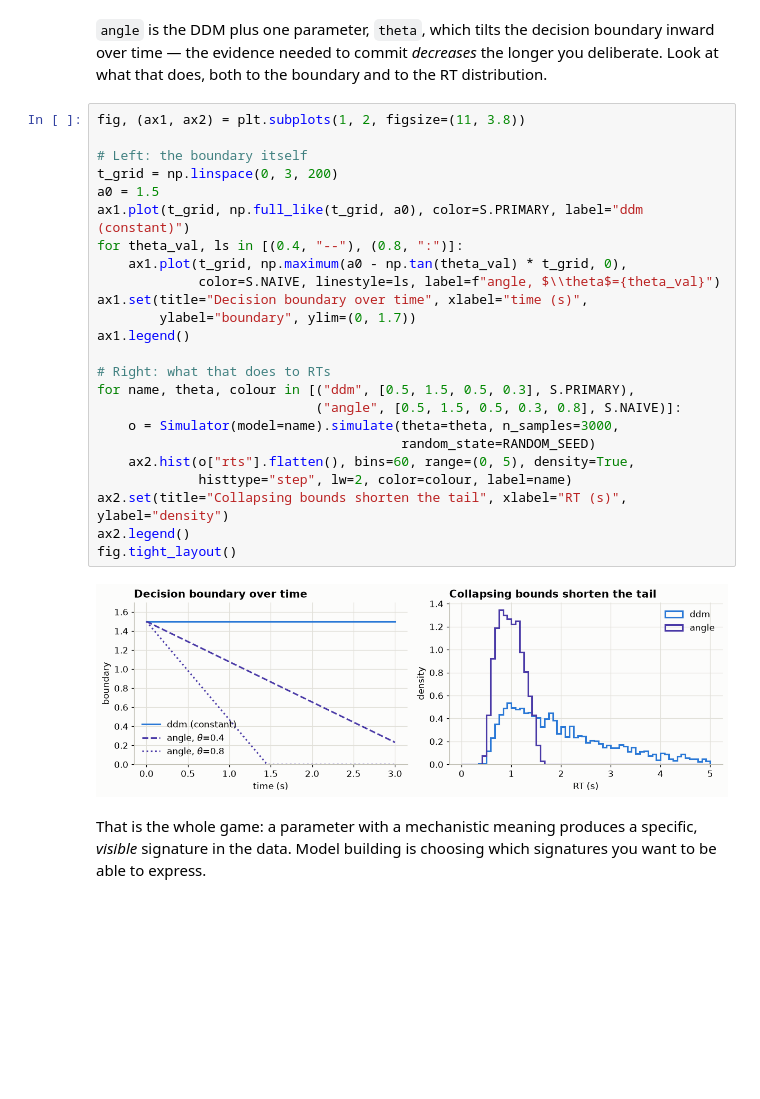
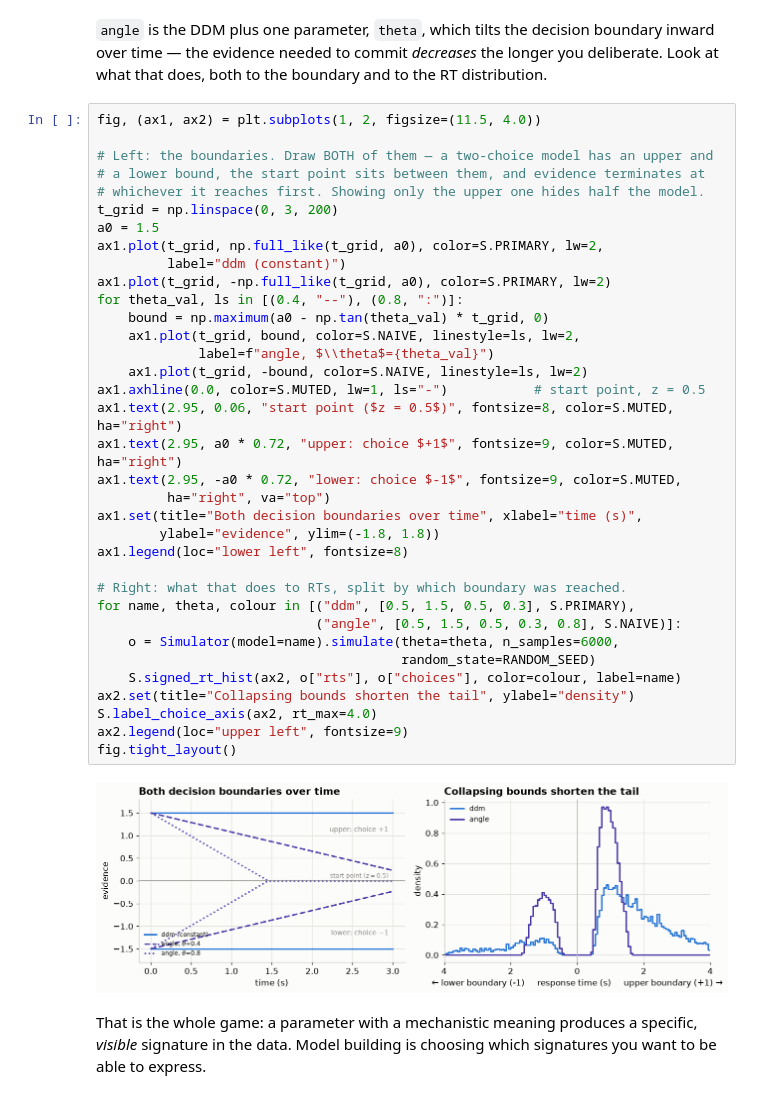
Before and after one commit to VeronikaWendler/sbi4cogsci, a Jupyter notebook: tutorials/day2_bayes_toolkit/simulating-cognitive-models.ipynb, the cells around one changed output. Drawn from its saved outputs; the diff is of its cells as text; blank space fills up the shorter version.

```diff
--- a/tutorials/day2_bayes_toolkit/simulating-cognitive-models.ipynb
+++ b/tutorials/day2_bayes_toolkit/simulating-cognitive-models.ipynb
@@ -307,32 +331,43 @@ lba3     choices=[0, 1, 2] A [0, 1], b [0, 1], v0 [0, 1], v1 [0.1, 1.1], v2 [0.1
 boundary inward over time — the evidence needed to commit *decreases* the
 longer you deliberate. Look at what that does, both to the boundary and to
 the RT distribution.
-# %%
-fig, (ax1, ax2) = plt.subplots(1, 2, figsize=(11, 3.8))
-
-# Left: the boundary itself
-t_grid = np.linspace(0, 3, 200)
-a0 = 1.5
-ax1.plot(t_grid, np.full_like(t_grid, a0), color=S.PRIMARY, label="ddm (constant)")
-for theta_val, ls in [(0.4, "--"), (0.8, ":")]:
-    ax1.plot(t_grid, np.maximum(a0 - np.tan(theta_val) * t_grid, 0),
-             color=S.NAIVE, linestyle=ls, label=f"angle, $\\theta$={theta_val}")
-ax1.set(title="Decision boundary over time", xlabel="time (s)",
-        ylabel="boundary", ylim=(0, 1.7))
-ax1.legend()
-
-# Right: what that does to RTs
-for name, theta, colour in [("ddm", [0.5, 1.5, 0.5, 0.3], S.PRIMARY),
-                            ("angle", [0.5, 1.5, 0.5, 0.3, 0.8], S.NAIVE)]:
-    o = Simulator(model=name).simulate(theta=theta, n_samples=3000,
-                                       random_state=RANDOM_SEED)
-    ax2.hist(o["rts"].flatten(), bins=60, range=(0, 5), density=True,
-             histtype="step", lw=2, color=colour, label=name)
-ax2.set(title="Collapsing bounds shorten the tail", xlabel="RT (s)", ylabel="density")
-ax2.legend()
-fig.tight_layout()
-# %% [output]
-[figure, removed]
+# %%
+fig, (ax1, ax2) = plt.subplots(1, 2, figsize=(11.5, 4.0))
+
+# Left: the boundaries. Draw BOTH of them — a two-choice model has an upper and
+# a lower bound, the start point sits between them, and evidence terminates at
+# whichever it reaches first. Showing only the upper one hides half the model.
+t_grid = np.linspace(0, 3, 200)
+a0 = 1.5
+ax1.plot(t_grid, np.full_like(t_grid, a0), color=S.PRIMARY, lw=2,
+         label="ddm (constant)")
+ax1.plot(t_grid, -np.full_like(t_grid, a0), color=S.PRIMARY, lw=2)
+for theta_val, ls in [(0.4, "--"), (0.8, ":")]:
+    bound = np.maximum(a0 - np.tan(theta_val) * t_grid, 0)
+    ax1.plot(t_grid, bound, color=S.NAIVE, linestyle=ls, lw=2,
+             label=f"angle, $\\theta$={theta_val}")
+    ax1.plot(t_grid, -bound, color=S.NAIVE, linestyle=ls, lw=2)
+ax1.axhline(0.0, color=S.MUTED, lw=1, ls="-")           # start point, z = 0.5
+ax1.text(2.95, 0.06, "start point ($z = 0.5$)", fontsize=8, color=S.MUTED, ha="right")
+ax1.text(2.95, a0 * 0.72, "upper: choice $+1$", fontsize=9, color=S.MUTED, ha="right")
+ax1.text(2.95, -a0 * 0.72, "lower: choice $-1$", fontsize=9, color=S.MUTED,
+         ha="right", va="top")
+ax1.set(title="Both decision boundaries over time", xlabel="time (s)",
+        ylabel="evidence", ylim=(-1.8, 1.8))
+ax1.legend(loc="lower left", fontsize=8)
+
+# Right: what that does to RTs, split by which boundary was reached.
+for name, theta, colour in [("ddm", [0.5, 1.5, 0.5, 0.3], S.PRIMARY),
+                            ("angle", [0.5, 1.5, 0.5, 0.3, 0.8], S.NAIVE)]:
+    o = Simulator(model=name).simulate(theta=theta, n_samples=6000,
+                                       random_state=RANDOM_SEED)
+    S.signed_rt_hist(ax2, o["rts"], o["choices"], color=colour, label=name)
+ax2.set(title="Collapsing bounds shorten the tail", ylabel="density")
+S.label_choice_axis(ax2, rt_max=4.0)
+ax2.legend(loc="upper left", fontsize=9)
+fig.tight_layout()
+# %% [output]
+[figure, added]
 # %% [markdown]
 That is the whole game: a parameter with a mechanistic meaning produces a
 specific, *visible* signature in the data. Model building is choosing which
```
Also changed, not shown: parts of 15 cells of this notebook, 2 other files.
